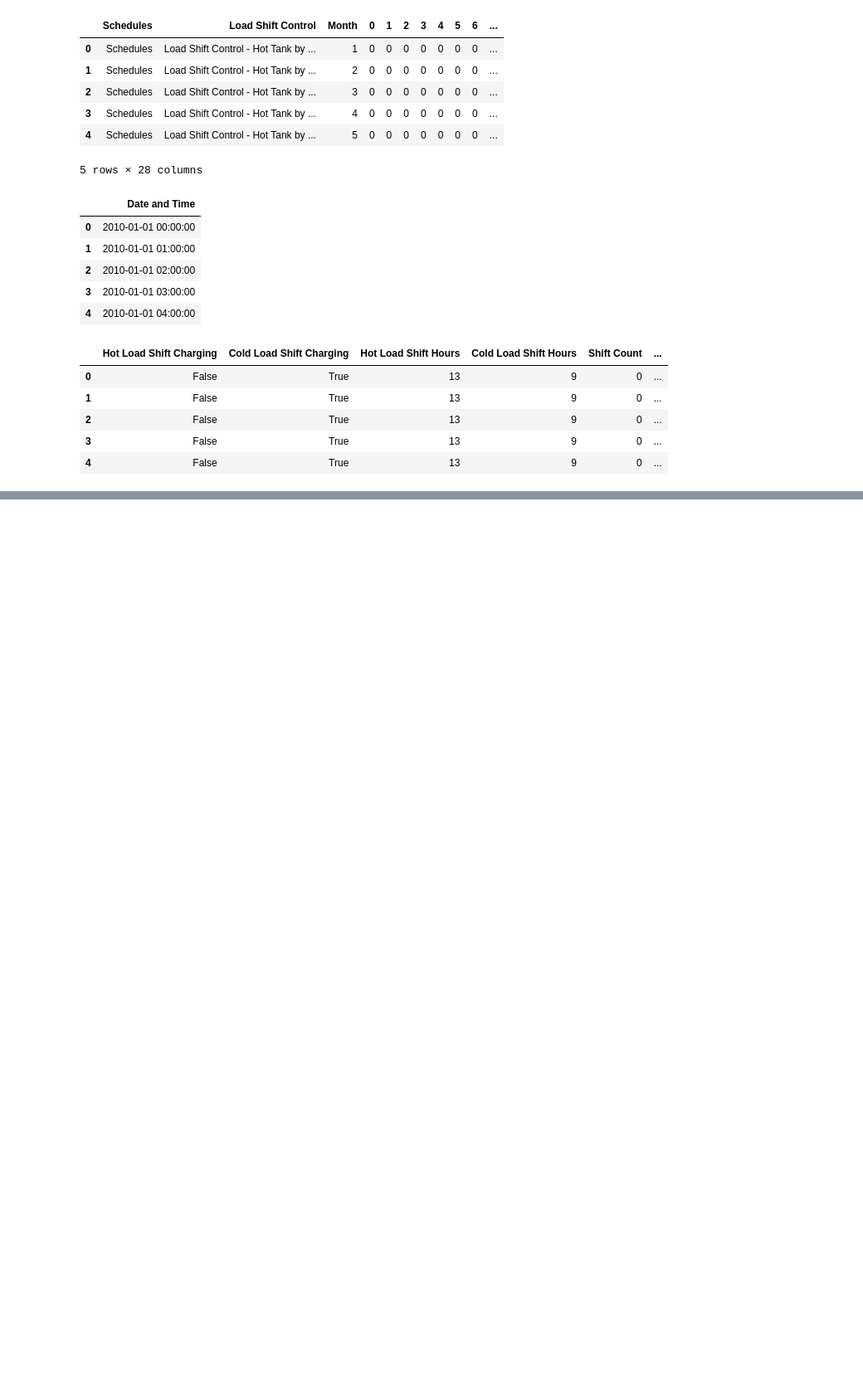
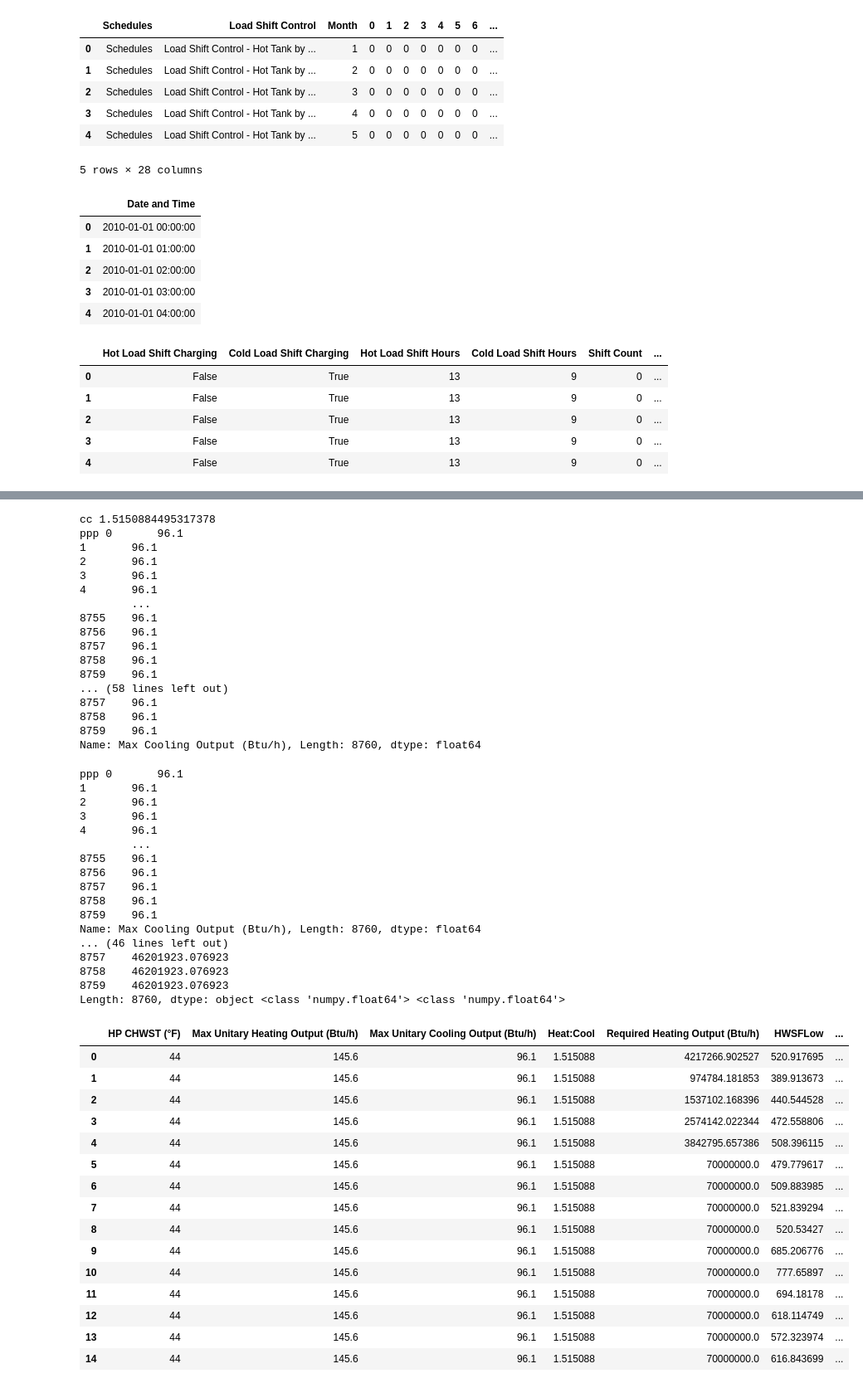
Before and after one commit to NikitaKhatwani/District-system---Engineering-model, a Jupyter notebook: UCSB_CUP Heat pump TES.ipynb, the cells around one changed output, grey strips where cells are left out. Shown at 83% size. Saved outputs shown, nothing was run; the diff lists cells and outputs as text; code cells hidden in the pictures; blank space fills up the shorter version.

```diff
--- a/UCSB_CUP Heat pump TES.ipynb
+++ b/UCSB_CUP Heat pump TES.ipynb
@@ -195,9 +150,10 @@ CUP_output_df.head()
 
 # print(HotLoadShiftCharging)
 # %%
-
+from ucsbdistrict.TES import TES
 TES_instance_two = TES(HW_upperTankVol=HW_upperTankVol,HW_TankVol=HW_TankVol,HW_wallLoss=HW_wallLoss,HW_ThermocloneLoss=HW_ThermocloneLoss,HW_lowerTankVol=HW_lowerTankVol,\
                       CHW_upperTankVol=CHW_upperTankVol,CHW_lowerTankVol=CHW_lowerTankVol,CHW_TankVol=CHW_TankVol,CHW_wallLoss=CHW_wallLoss,CHW_ThermocloneLoss=CHW_ThermocloneLoss,\
                       HP_heatingCapacity=HP_heatingCapacity,thermoclineDischarge=thermoclineDischarge,stopCharging=stopCharging,CUP_output_df=CUP_output_df,totalHeating_load=totalHeating_load,\
-                        HW_districtSTP=HW_districtSTP,districtHWRT=districtHWRT,hotMaxflow=hotMaxflow,coldMaxflow=coldMaxflow,HW_upperTankTemp=HW_upperTankTemp)
-TES_instance_two.compute_2()
+                        HW_districtSTP=HW_districtSTP,districtHWRT=districtHWRT,hotMaxflow=hotMaxflow,coldMaxflow=coldMaxflow,HW_upperTankTemp=HW_upperTankTemp,HW_lowerTankTemp=HW_lowerTankTemp,totalCooling_load=totalCooling_load,\
+                      districtCHWRT = districtCHWRT, CHW_lowerTankTemp = CHW_lowerTankTemp, CHW_upperTankTemp=CHW_upperTankTemp)
+# TES_instance_two.compute_2()
@@ -236,0 +160,3 @@ Length: 8760, dtype: float64
+# %%
+TES_H_ouput1_df = TES_instance_two.TES_H_calculate()
+TES_H_ouput1_df.head(15)
@@ -236,0 +203,16 @@ Length: 8760, dtype: float64
+# %%
+#Heat pump inputs from TES
+
+TES_H_shiftChargeRate = TES_H_ouput1_df["Hot Load-Shift Charge Rate (gpm)"]
+TES_H_flowOut = TES_H_ouput1_df["Flow out of TES Hot Th (gpm)"]
+# %%
+from ucsbdistrict.heatPump import heatPump
+
+heatPump_instance = heatPump(districtHWRT=districtHWRT,districtCHWRT=districtCHWRT,HW_districtSTP = HW_districtSTP,districtHWSflow=districtHWSflow,\
+                            HP_leavingHW=HP_leavingHW,HP_enteringHW=HP_enteringHW,HP_enteringCHW=HP_enteringCHW,HP_leavingCHW=HP_leavingCHW,\
+                            HP_maxHeating=HP_maxHeating,HP_maxCooling=HP_maxCooling,TES_H_shiftChargeRate=TES_H_shiftChargeRate,\
+                            TES_H_flowOut=TES_H_flowOut,HP_heatingCapacity=HP_heatingCapacity,HP_coolingCapacity=HP_coolingCapacity)
+# %%
+heatPump_output_df = heatPump_instance.compute()
+heatPump_output_df.head(15)
+# %% [output]
@@ -236,0 +236,50 @@ Length: 8760, dtype: float64
+cc 1.5150884495317378
+ppp 0       96.1
+1       96.1
+2       96.1
+3       96.1
+4       96.1
+        ...
+8755    96.1
+8756    96.1
+8757    96.1
+8758    96.1
+8759    96.1
+... (58 lines left out)
+8757    96.1
+8758    96.1
+8759    96.1
+Name: Max Cooling Output (Btu/h), Length: 8760, dtype: float64
+ppp 0       96.1
+1       96.1
+2       96.1
+3       96.1
+4       96.1
+        ...
+8755    96.1
+8756    96.1
+8757    96.1
+8758    96.1
+8759    96.1
+Name: Max Cooling Output (Btu/h), Length: 8760, dtype: float64
+... (46 lines left out)
+8757    46201923.076923
+8758    46201923.076923
+8759    46201923.076923
+Length: 8760, dtype: object <class 'numpy.float64'> <class 'numpy.float64'>
+|  | HP CHWST (°F) | Max Unitary Heating Output (Btu/h) | Max Unitary Cooling Output (Btu/h) | Heat:Cool | Required Heating Output (Btu/h) | HWSFLow | ... |
+| 0 | 44 | 145.6 | 96.1 | 1.515088 | 4217266.902527 | 520.917695 | ... |
+| 1 | 44 | 145.6 | 96.1 | 1.515088 | 974784.181853 | 389.913673 | ... |
+| 2 | 44 | 145.6 | 96.1 | 1.515088 | 1537102.168396 | 440.544528 | ... |
+| 3 | 44 | 145.6 | 96.1 | 1.515088 | 2574142.022344 | 472.558806 | ... |
+| 4 | 44 | 145.6 | 96.1 | 1.515088 | 3842795.657386 | 508.396115 | ... |
+| 5 | 44 | 145.6 | 96.1 | 1.515088 | 70000000.0 | 479.779617 | ... |
+| 6 | 44 | 145.6 | 96.1 | 1.515088 | 70000000.0 | 509.883985 | ... |
+| 7 | 44 | 145.6 | 96.1 | 1.515088 | 70000000.0 | 521.839294 | ... |
+| 8 | 44 | 145.6 | 96.1 | 1.515088 | 70000000.0 | 520.53427 | ... |
+| 9 | 44 | 145.6 | 96.1 | 1.515088 | 70000000.0 | 685.206776 | ... |
+| 10 | 44 | 145.6 | 96.1 | 1.515088 | 70000000.0 | 777.65897 | ... |
+| 11 | 44 | 145.6 | 96.1 | 1.515088 | 70000000.0 | 694.18178 | ... |
+| 12 | 44 | 145.6 | 96.1 | 1.515088 | 70000000.0 | 618.114749 | ... |
+| 13 | 44 | 145.6 | 96.1 | 1.515088 | 70000000.0 | 572.323974 | ... |
+| 14 | 44 | 145.6 | 96.1 | 1.515088 | 70000000.0 | 616.843699 | ... |
```
Also changed, not shown: parts of 18 cells of this notebook, 5 other files.
